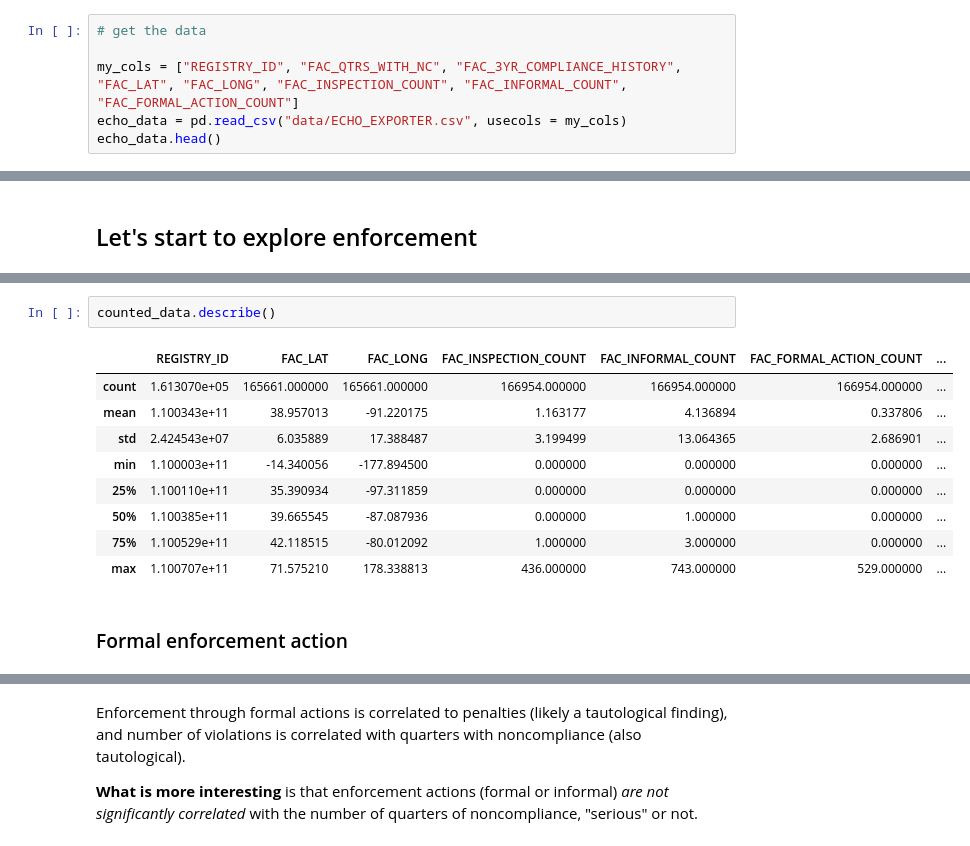
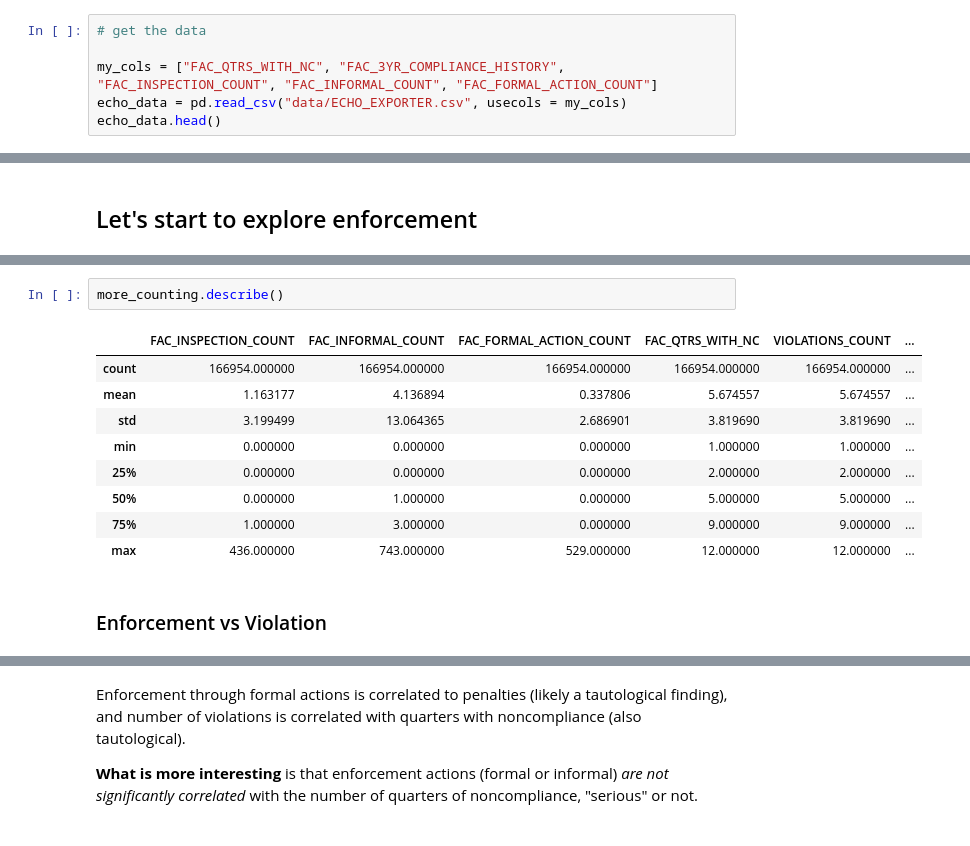
Before and after one commit to Frijol/echo-enforcement, a Jupyter notebook: exploration.ipynb, the cells around one changed output, grey strips where cells are left out. Drawn from its saved outputs; the diff is of its cells as text.

```diff
--- a/exploration.ipynb
+++ b/exploration.ipynb
@@ -24,7 +24,7 @@ import matplotlib.pyplot as plt
 # %%
 # get the data
 
-my_cols = ["REGISTRY_ID", "FAC_QTRS_WITH_NC", "FAC_3YR_COMPLIANCE_HISTORY", "FAC_LAT", "FAC_LONG", "FAC_INSPECTION_COUNT", "FAC_INFORMAL_COUNT", "FAC_FORMAL_ACTION_COUNT"]
+my_cols = ["FAC_QTRS_WITH_NC", "FAC_3YR_COMPLIANCE_HISTORY", "FAC_INSPECTION_COUNT", "FAC_INFORMAL_COUNT", "FAC_FORMAL_ACTION_COUNT"]
 echo_data = pd.read_csv("data/ECHO_EXPORTER.csv", usecols = my_cols)
 echo_data.head()
 # %% [output]
@@ -194,14 +222,14 @@ plt.grid()
 # %%
-counted_data.describe()
+more_counting.describe()
 # %% [output]
-|  | REGISTRY_ID | FAC_LAT | FAC_LONG | FAC_INSPECTION_COUNT | FAC_INFORMAL_COUNT | FAC_FORMAL_ACTION_COUNT | ... |
-| count | 1.613070e+05 | 165661.000000 | 165661.000000 | 166954.000000 | 166954.000000 | 166954.000000 | ... |
-| mean | 1.100343e+11 | 38.957013 | -91.220175 | 1.163177 | 4.136894 | 0.337806 | ... |
-| std | 2.424543e+07 | 6.035889 | 17.388487 | 3.199499 | 13.064365 | 2.686901 | ... |
-| min | 1.100003e+11 | -14.340056 | -177.894500 | 0.000000 | 0.000000 | 0.000000 | ... |
-| 25% | 1.100110e+11 | 35.390934 | -97.311859 | 0.000000 | 0.000000 | 0.000000 | ... |
-| 50% | 1.100385e+11 | 39.665545 | -87.087936 | 0.000000 | 1.000000 | 0.000000 | ... |
-| 75% | 1.100529e+11 | 42.118515 | -80.012092 | 1.000000 | 3.000000 | 0.000000 | ... |
-| max | 1.100707e+11 | 71.575210 | 178.338813 | 436.000000 | 743.000000 | 529.000000 | ... |
+|  | FAC_INSPECTION_COUNT | FAC_INFORMAL_COUNT | FAC_FORMAL_ACTION_COUNT | FAC_QTRS_WITH_NC | VIOLATIONS_COUNT | ... |
+| count | 166954.000000 | 166954.000000 | 166954.000000 | 166954.000000 | 166954.000000 | ... |
+| mean | 1.163177 | 4.136894 | 0.337806 | 5.674557 | 5.674557 | ... |
+| std | 3.199499 | 13.064365 | 2.686901 | 3.819690 | 3.819690 | ... |
+| min | 0.000000 | 0.000000 | 0.000000 | 1.000000 | 1.000000 | ... |
+| 25% | 0.000000 | 0.000000 | 0.000000 | 2.000000 | 2.000000 | ... |
+| 50% | 0.000000 | 1.000000 | 0.000000 | 5.000000 | 5.000000 | ... |
+| 75% | 1.000000 | 3.000000 | 0.000000 | 9.000000 | 9.000000 | ... |
+| max | 436.000000 | 743.000000 | 529.000000 | 12.000000 | 12.000000 | ... |
-# %% [markdown]
-### Formal enforcement action
+# %% [markdown]
+### Enforcement vs Violation
```
Also changed, not shown: parts of 21 cells of this notebook.
